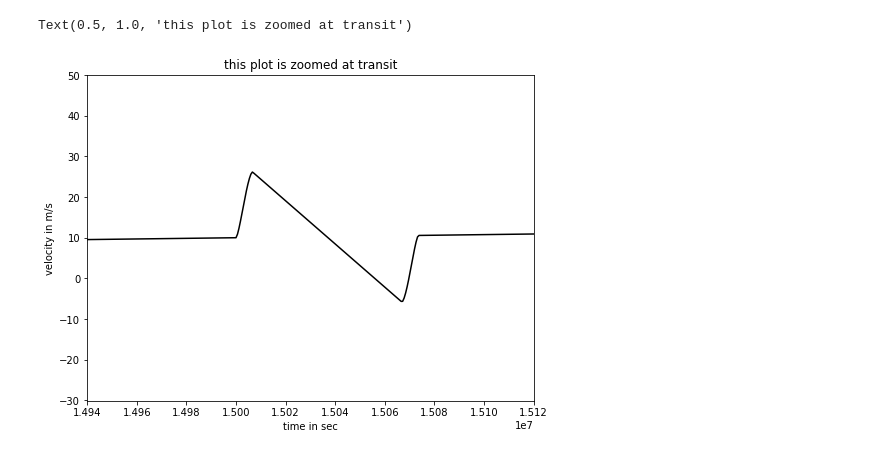
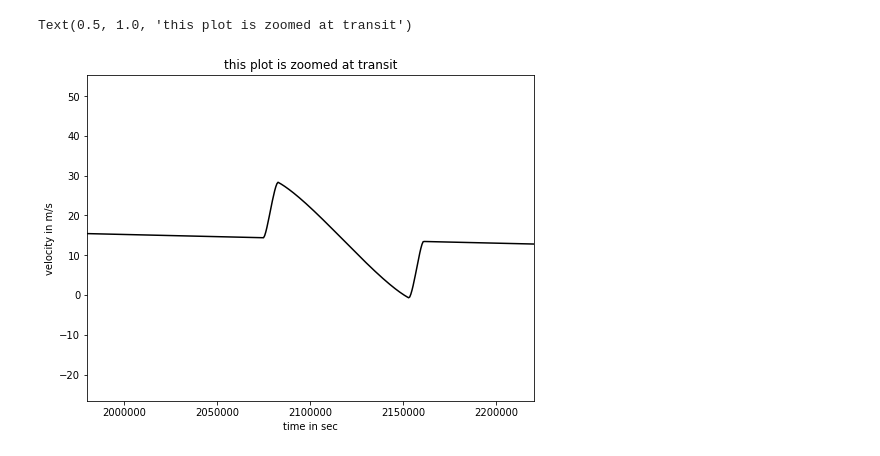
Before and after one commit to praneet1957/Exoplanets_krittika, a Jupyter notebook: radial_vel _elliptical.ipynb, the cells around one changed output. Saved outputs shown, nothing was run; the diff lists cells and outputs as text; code cells hidden in the pictures.

```diff
--- a/radial_vel _elliptical.ipynb
+++ b/radial_vel _elliptical.ipynb
@@ -8,7 +8,7 @@ R_star = 7*10**8
 angle = np.pi/2
 P = 3*10**7
 a = 1*10**11
-e = 0
+e = 0.2
 ratio_of_mass  = 1/1000    #ratio of planet to stnar mass , data taken as ratio of jupiter to sun
 angle_of_orbit = 0*np.pi/180
 M_planet = 2*10**27
@@ -31,4 +31,4 @@ R_len = ((R_star+R_planet)**2 - b**2)**0.5
 
 P_rot_star = P*27/365                # data of sun
 omega_rot = 2*np.pi/P_rot_star
-W_star = np.pi*(0.5)
+W_star = np.pi*(0.3)
@@ -40,7 +70,7 @@ def v_rot(alpha,theta):
     return vel_rot
 
 def vel_rad(t):
-    W_star = np.pi*(0.5)                   #W_star is the angle between periastron and ascending node
+    W_star = np.pi*(0.3)                   #W_star is the angle between periastron and ascending node
     T = 0                                      #T is the last time star crosses periastron
     M_anomaly = 2*np.pi*(t-T)/P
     V_com = 10                   #m/s
@@ -82,9 +112,6 @@ def vel_tot(t,x,A):
     o = angle_of_orbit
 
 
-
-
-
     y = (R_len -x )*np.sin(o) - b*np.cos(o)
 
     #calculating alpha and theta
@@ -104,8 +131,9 @@ def vel_tot(t,x,A):
     v_rotation = v_rot(alpha,theta)
 
     v_tot = v_radial + v_rotation
-
-    vel_covered = A*v_tot/(np.pi*R_star**2)
+    mu = cos(x)
+    I = lin(mu)
+    vel_covered = A*v_tot*I/(np.pi*R_star**2)
     vel_final = v_radial - vel_covered
 
     return vel_final
@@ -132,45 +160,42 @@ for i in range(0,len(time),1):
 
 
 
-    if T_A > np.pi/2 + W_star and x < 2*R_len +R_planet:
+    if T_A > np.pi/2 - W_star and x < 2*R_len +R_planet:
 
         v = velocity(x)
 
 
-        x = x + v*(time[i]-time[i-1])
+
         if x<2*R_planet:
             A =area(x)
             vel1.append(vel_tot(time[i],x,A))
-
 
         elif  x>= 2*R_planet and x<2*R_len-2*R_planet :
 
             A = np.pi*R_planet**2
             vel1.append(vel_tot(time[i],x,A))
 
-
         elif x>=2*R_len - 2*R_planet and x<2*R_len :
             A = area(2*R_len  - x)
             vel1.append(vel_tot(time[i],x,A))
 
-
         else:
             vel1.append(vel_rad(time[i]))
 
-
+        x = x + v*(time[i]-time[i-1])
     else:
         vel1.append(vel_rad(time[i]))
 # %%
 plt.figure(figsize=(8,6))
 plt.plot(time,vel1,'k')
-plt.xlim(24900/50000*P,25200/50000*P)
+plt.xlim(3300/50000*P,3700/50000*P)
 
 plt.ylabel('velocity in m/s')
 plt.xlabel('time in sec')
 plt.title('this plot is zoomed at transit')
 # %% [output]
 Text(0.5, 1.0, 'this plot is zoomed at transit')
-[figure, old version]
+[figure, new version]
 # %%
 plt.figure(figsize=(8,6))
 plt.plot(time,vel1,'k')
```
Also changed, not shown: parts of 3 cells of this notebook.
